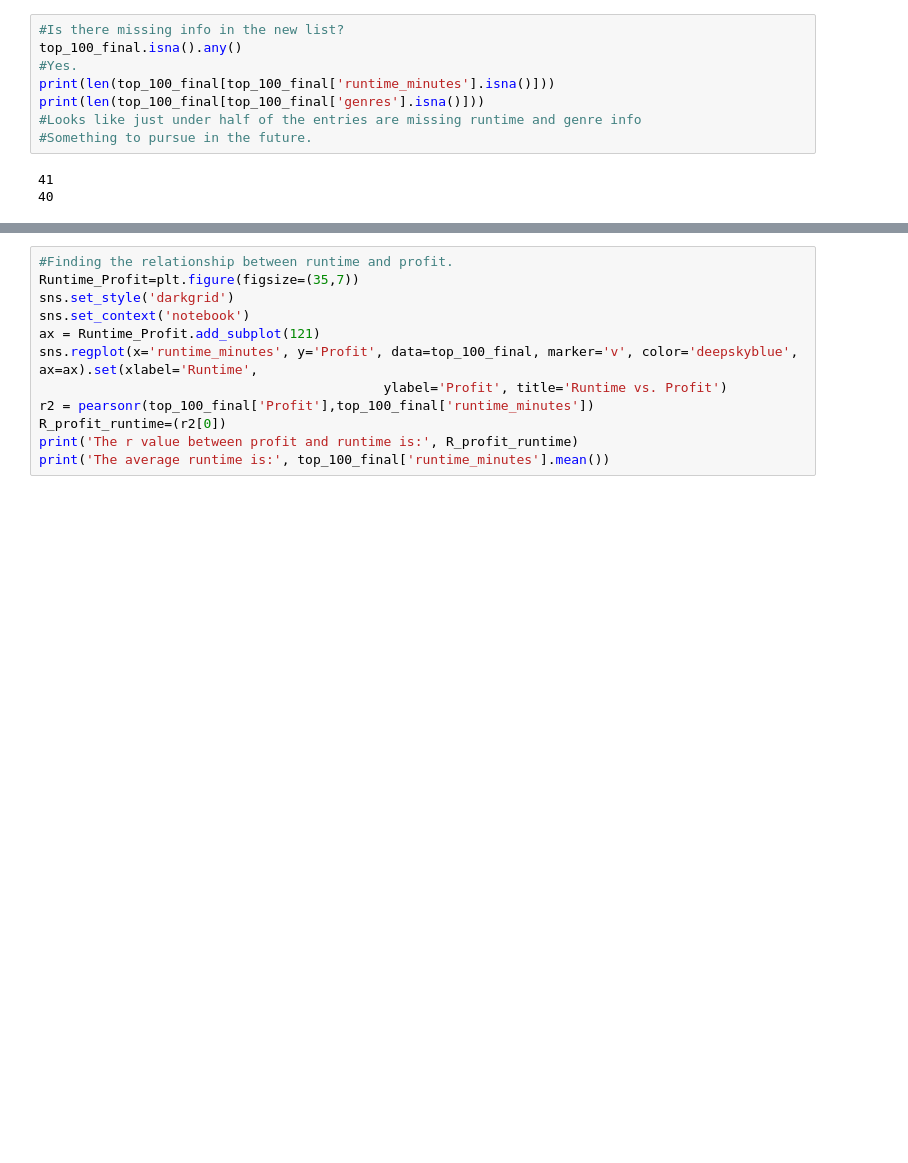
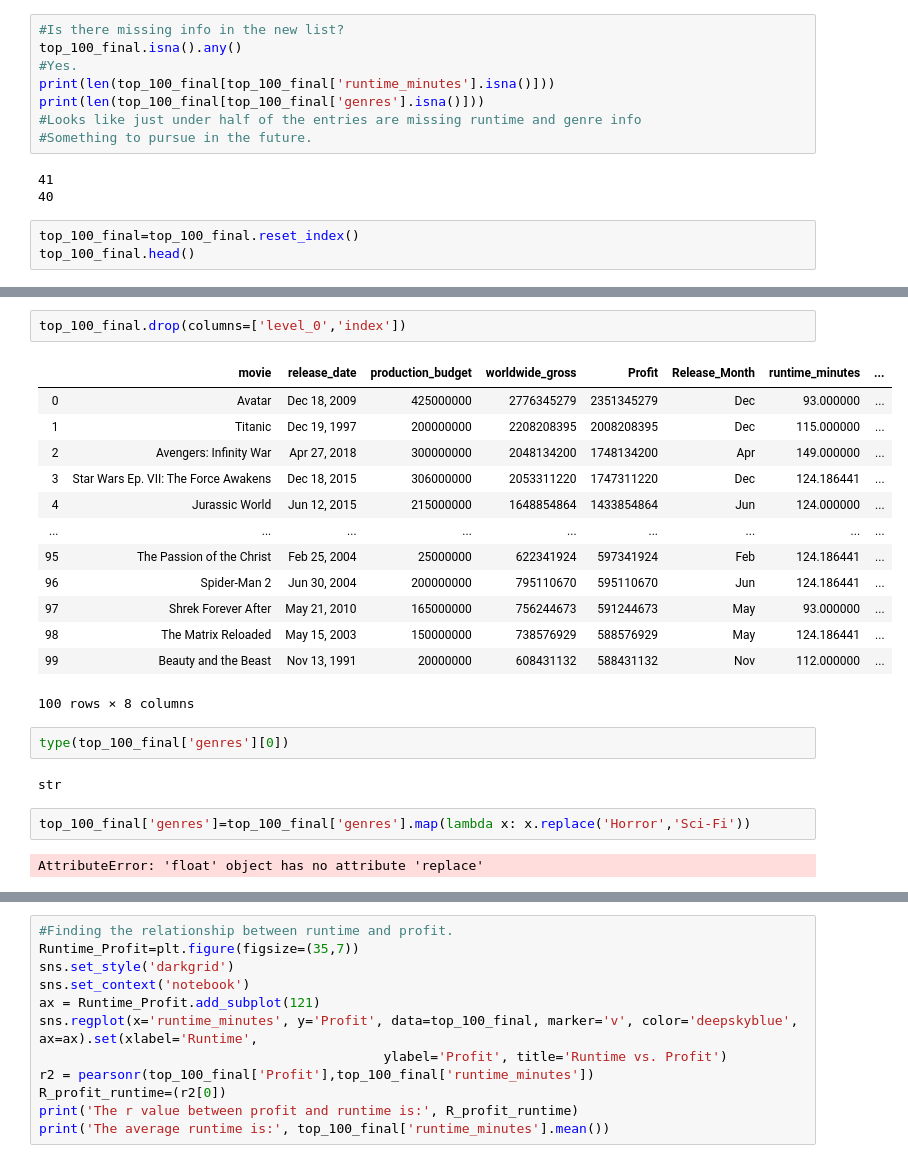
Before and after one commit to carlyf15/dsc-mod-1-project-v2-1-online-ds-sp-000, a Jupyter notebook: student.ipynb, the cells around one changed output, grey strips where cells are left out. Drawn from its saved outputs; the diff is of its cells as text; blank space fills up the shorter version.

```diff
--- a/student.ipynb
+++ b/student.ipynb
@@ -328,3 +329,6 @@ print(len(top_100_final[top_100_final['genres'].isna()]))
 # %% [output]
 41
 40
+# %%
+top_100_final=top_100_final.reset_index()
+top_100_final.head()
@@ -330,0 +342,24 @@ print(len(top_100_final[top_100_final['genres'].isna()]))
+# %%
+top_100_final.drop(columns=['level_0','index'])
+# %% [output]
+|  | movie | release_date | production_budget | worldwide_gross | Profit | Release_Month | runtime_minutes | ... |
+| 0 | Avatar | Dec 18, 2009 | 425000000 | 2776345279 | 2351345279 | Dec | 93.000000 | ... |
+| 1 | Titanic | Dec 19, 1997 | 200000000 | 2208208395 | 2008208395 | Dec | 115.000000 | ... |
+| 2 | Avengers: Infinity War | Apr 27, 2018 | 300000000 | 2048134200 | 1748134200 | Apr | 149.000000 | ... |
+| 3 | Star Wars Ep. VII: The Force Awakens | Dec 18, 2015 | 306000000 | 2053311220 | 1747311220 | Dec | 124.186441 | ... |
+| 4 | Jurassic World | Jun 12, 2015 | 215000000 | 1648854864 | 1433854864 | Jun | 124.000000 | ... |
+| ... | ... | ... | ... | ... | ... | ... | ... | ... |
+| 95 | The Passion of the Christ | Feb 25, 2004 | 25000000 | 622341924 | 597341924 | Feb | 124.186441 | ... |
+| 96 | Spider-Man 2 | Jun 30, 2004 | 200000000 | 795110670 | 595110670 | Jun | 124.186441 | ... |
+| 97 | Shrek Forever After | May 21, 2010 | 165000000 | 756244673 | 591244673 | May | 93.000000 | ... |
+| 98 | The Matrix Reloaded | May 15, 2003 | 150000000 | 738576929 | 588576929 | May | 124.186441 | ... |
+| 99 | Beauty and the Beast | Nov 13, 1991 | 20000000 | 608431132 | 588431132 | Nov | 112.000000 | ... |
+100 rows × 8 columns
+# %%
+type(top_100_final['genres'][0])
+# %% [output]
+str
+# %%
+top_100_final['genres']=top_100_final['genres'].map(lambda x: x.replace('Horror','Sci-Fi'))
+# %% [output]
+AttributeError: 'float' object has no attribute 'replace'
```
Also changed, not shown: parts of 17 cells of this notebook, 2 other files.
